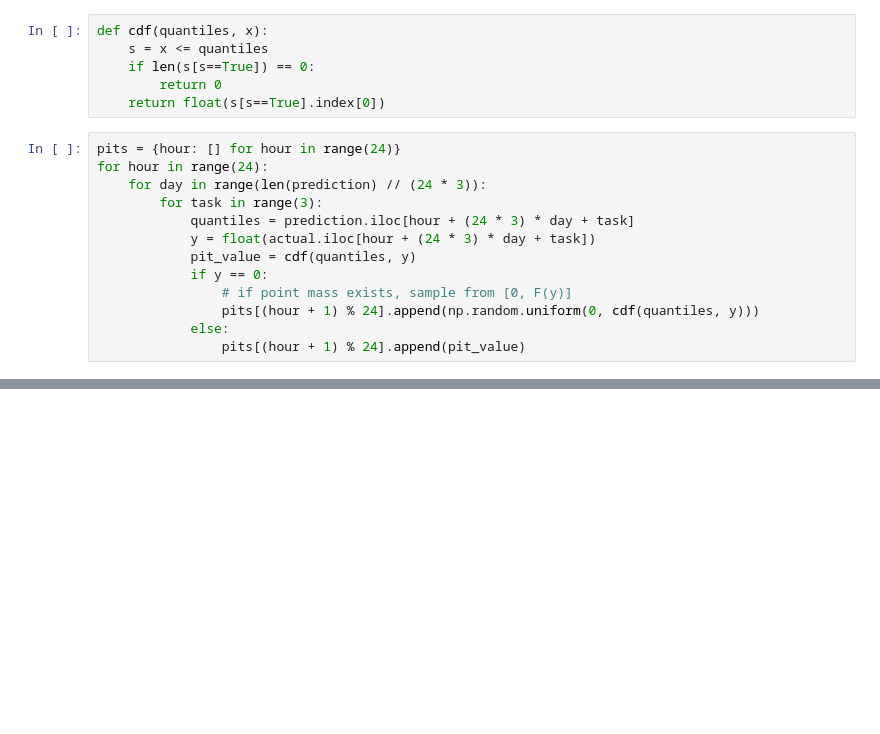
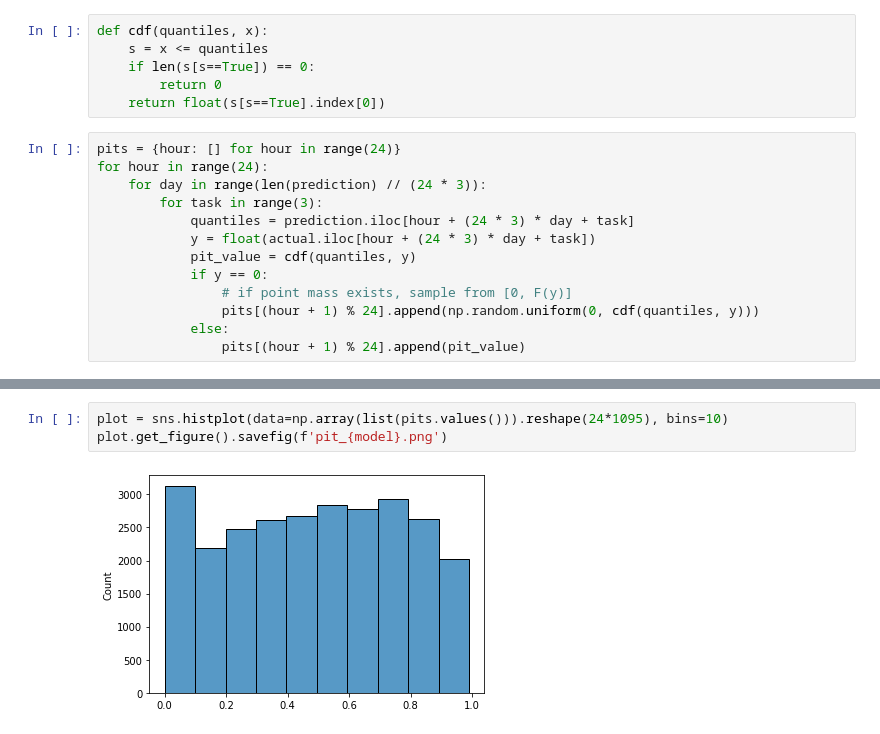
Before and after one commit to pavelzw/GEFCom14-S-comparison, a Jupyter notebook: scoring-functions.ipynb, the cells around one changed output, grey strips where cells are left out. Drawn from its saved outputs; the diff is of its cells as text; blank space fills up the shorter version.

```diff
--- a/scoring-functions.ipynb
+++ b/scoring-functions.ipynb
@@ -98,0 +149,5 @@ for hour in range(24):
+# %%
+plot = sns.histplot(data=np.array(list(pits.values())).reshape(24*1095), bins=10)
+plot.get_figure().savefig(f'pit_{model}.png')
+# %% [output]
+[figure, added]
```
Also changed, not shown: parts of 8 cells of this notebook.
